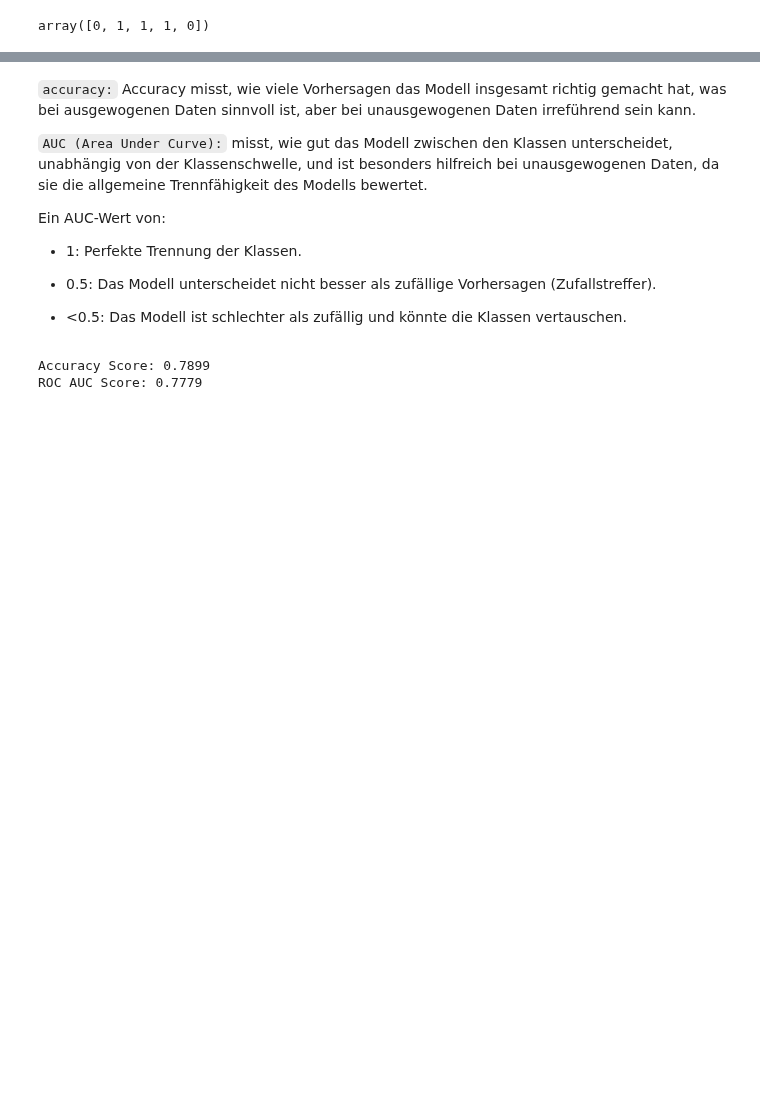
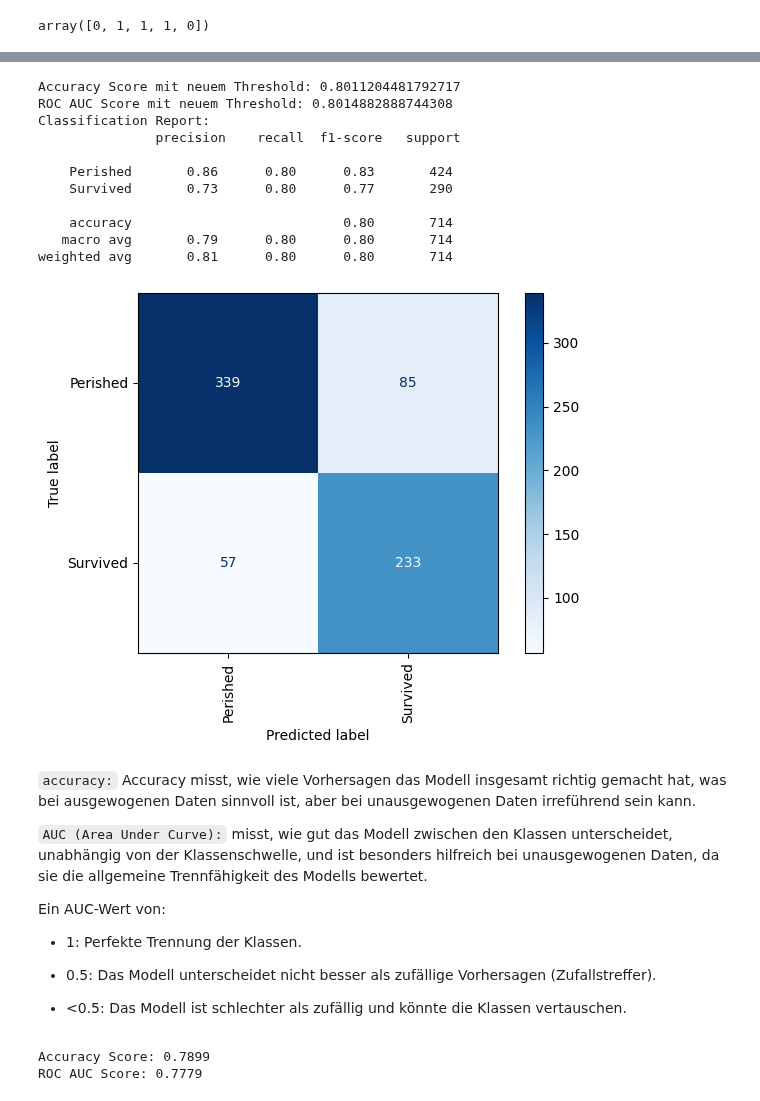
Before and after one commit to RiccardoDAndrea/Python-Crashkurs, a Jupyter notebook: Python_Log.ipynb, the cells around one changed output, grey strips where cells are left out. Drawn from its saved outputs; the diff is of its cells as text; code cells hidden in the pictures; blank space fills up the shorter version.

```diff
--- a/Python_Log.ipynb
+++ b/Python_Log.ipynb
@@ -476,3 +509,28 @@ array([0, 1, 1, 1, 0])
+# %%
+# Schritt 4: Prüfe die Leistung des Modells mit dem neuen Schwellenwert
+print("Accuracy Score mit neuem Threshold:", accuracy_score(y, y_pred_new_threshold))
+print("ROC AUC Score mit neuem Threshold:", roc_auc_score(y, y_pred_new_threshold))
+print("Classification Report:\n", classification_report(y, y_pred_new_threshold, target_names=['Perished', 'Survived']))
+
+# Optional: Zeige die neue Konfusionsmatrix
+cm = confusion_matrix(y, y_pred_new_threshold)
+ConfusionMatrixDisplay(cm, display_labels=['Perished', 'Survived']).plot(cmap='Blues')
+plt.xticks(rotation='vertical')
+plt.tight_layout()
+plt.show()
+# %% [output]
+Accuracy Score mit neuem Threshold: 0.8011204481792717
+ROC AUC Score mit neuem Threshold: 0.8014882888744308
+Classification Report:
+               precision    recall  f1-score   support
+
+    Perished       0.86      0.80      0.83       424
+    Survived       0.73      0.80      0.77       290
+
+    accuracy                           0.80       714
+   macro avg       0.79      0.80      0.80       714
+weighted avg       0.81      0.80      0.80       714
+[figure, added]
 # %% [markdown]
 `accuracy:` Accuracy misst, wie viele Vorhersagen das Modell insgesamt richtig gemacht hat, was bei ausgewogenen Daten sinnvoll ist, aber bei unausgewogenen Daten irreführend sein kann.
 
```
Also changed, not shown: parts of 6 cells of this notebook.
